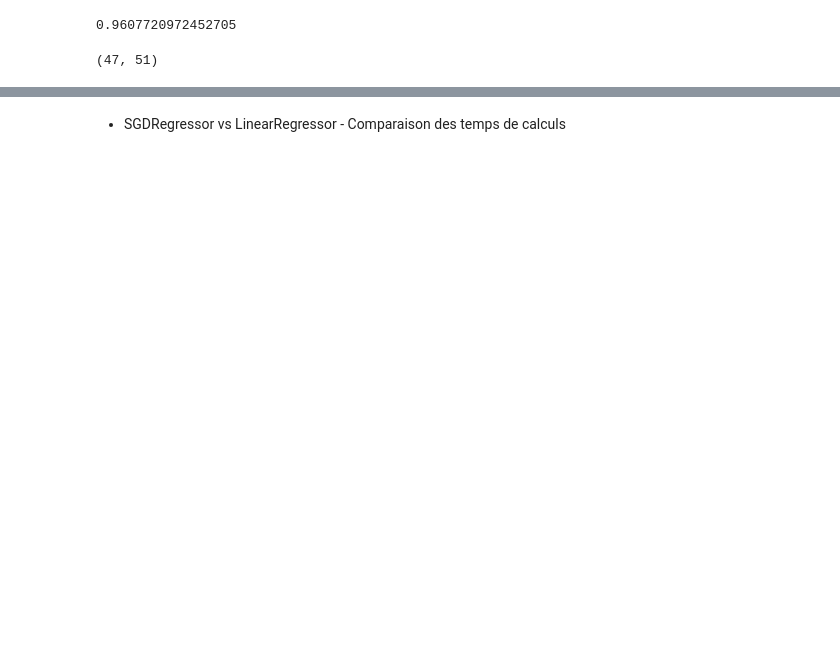
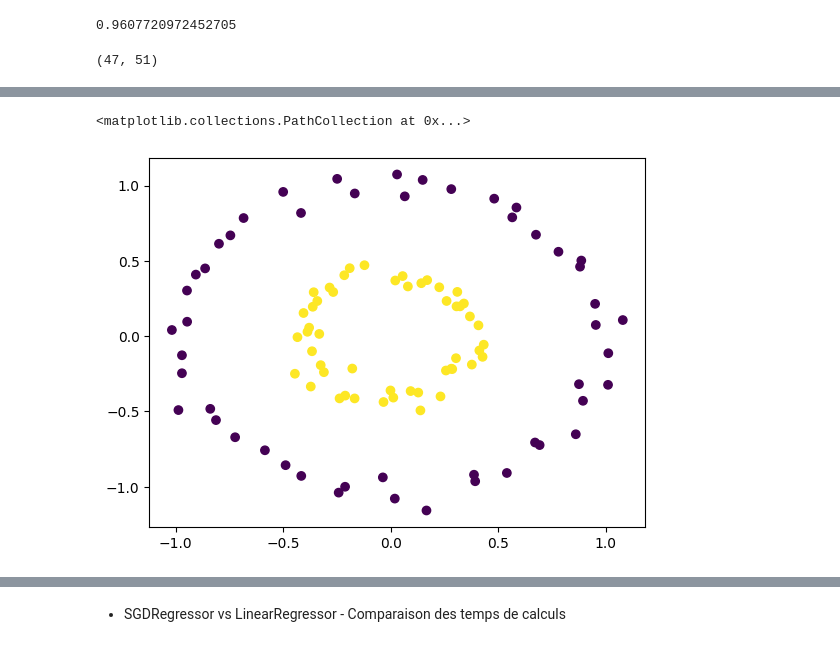
Before and after one commit to niangfniang/machine_learning, a Jupyter notebook: modeles_lineaires.ipynb, the cells around one changed output, grey strips where cells are left out. Cells and saved outputs as stored; diff of their text form; code cells hidden in the pictures; blank space fills up the shorter version.

```diff
--- a/modeles_lineaires.ipynb
+++ b/modeles_lineaires.ipynb
@@ -88,0 +97,5 @@ plt.show()
+# %%
+plt.scatter(x[:,0], x[:,1], c=y)
+# %% [output]
+<matplotlib.collections.PathCollection at 0x...>
+[figure, added]
```
Also changed, not shown: parts of 20 cells of this notebook.
